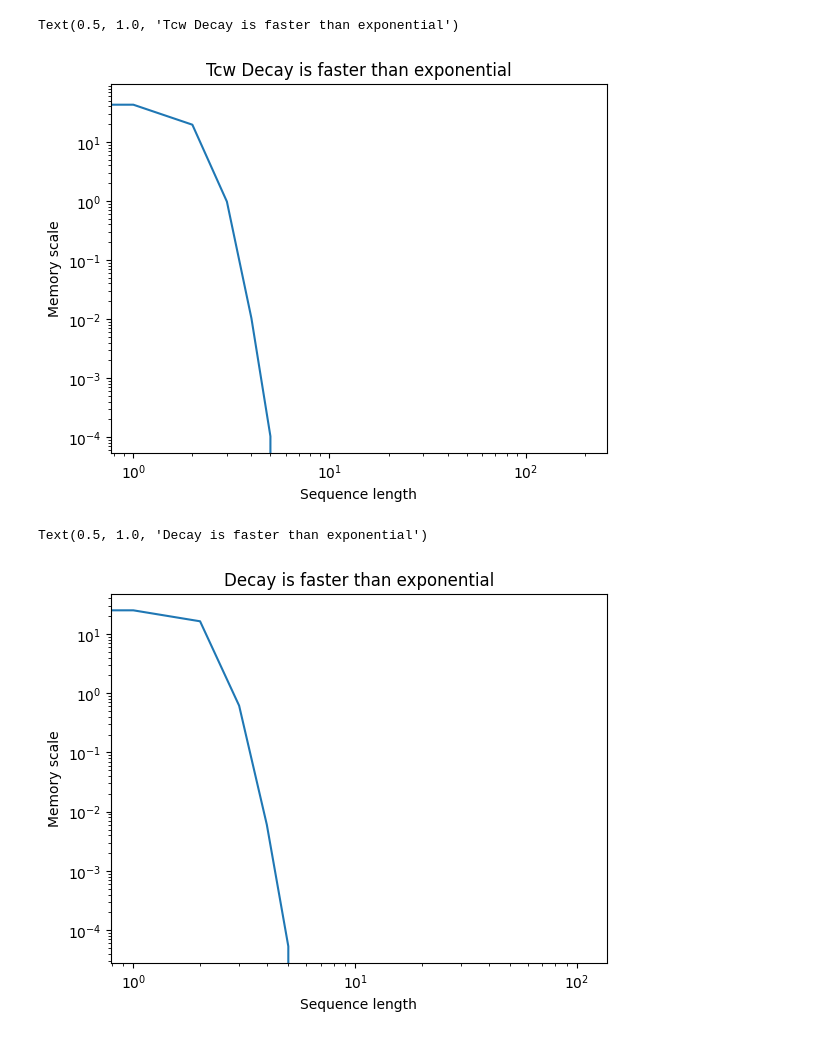
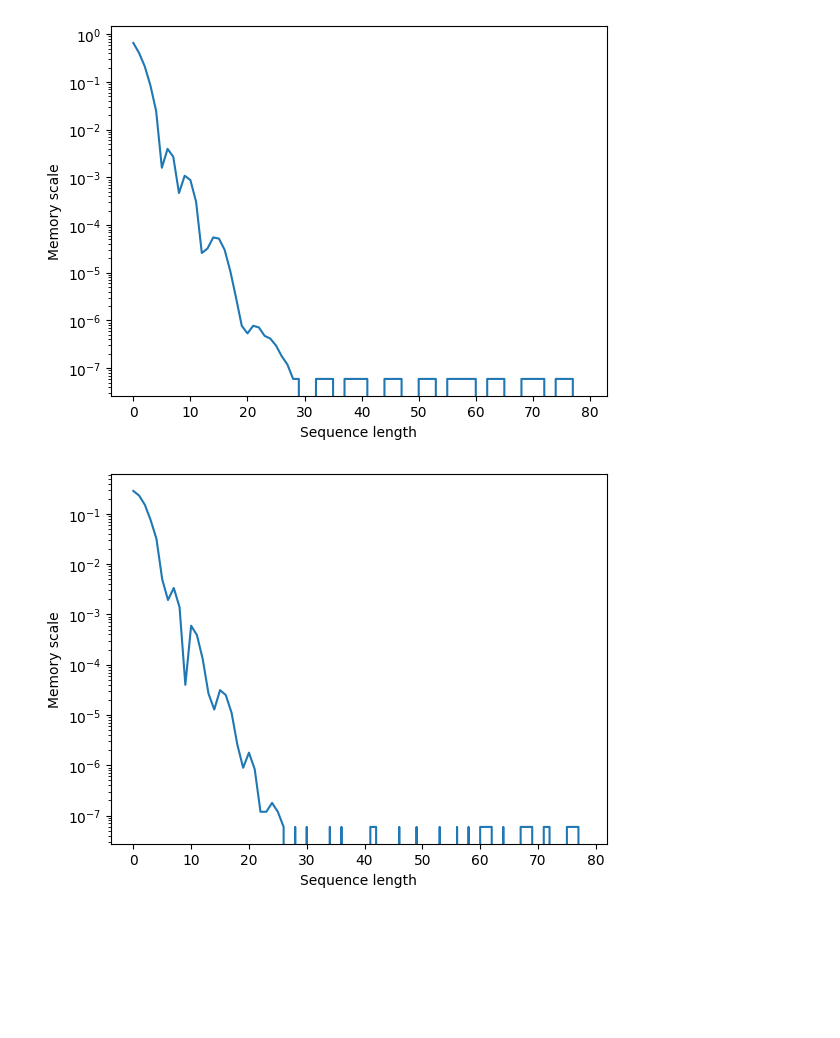
Before and after one commit to radarFudan/seq2seq-data-generator, a Jupyter notebook: test_tcw.ipynb, the cells around one changed output. Drawn from its saved outputs; the diff is of its cells as text; code cells hidden in the pictures; blank space fills up the shorter version.

```diff
--- a/test_tcw.ipynb
+++ b/test_tcw.ipynb
@@ -17,28 +17,28 @@ def truncatedloss(y, y_hat, loss=torch.nn.MSELoss(), t=10):
 
     return truncated_loss
 # %%
-model = RNNModel.load_from_checkpoint("./runs/tanhRNN_tcw/version_2/checkpoints/tanhRNN_tcw-epoch=87-valid_loss=2.79e+02.ckpt")
-model = RNNModel.load_from_checkpoint("./runs/tanhRNN_tcw/version_3/checkpoints/tanhRNN_tcw-epoch=29-valid_loss=2.80e+02.ckpt")
+model = RNNModel.load_from_checkpoint("./runs/tanhRNN_tcw/version_0/checkpoints/tanhRNN_tcw-epoch=04-valid_loss=6.11e-02.ckpt")
 # %%
-id = torch.zeros(1,200,1)
+test_t=80
+
+id = torch.zeros(1,test_t,1)
 id[0,0,0] = 1.0
 # %%
 # model.return_sequence = True
 output = model(id)[0,:].detach().cpu().numpy()
 output -= output[-1]
 output = np.abs(output)
 plt.plot(output)
 plt.xlabel("Sequence length")
 plt.ylabel("Memory scale")
 plt.yscale("log")
-plt.xscale("log")
+# plt.xscale("log")
 
-plt.title("Tcw Decay is faster than exponential")
+# plt.title("Tcw Decay is faster than exponential")
 # %% [output]
-Text(0.5, 1.0, 'Tcw Decay is faster than exponential')
-[figure, old version]
+[figure, new version]
 # %%
-id = torch.ones(1,110,1)
+id = torch.ones(1,test_t,1)
 
 output = model(id)[0,:].detach().cpu().numpy()
 output = np.squeeze(output)
@@ -48,9 +48,8 @@ plt.plot(memory)
 plt.xlabel("Sequence length")
 plt.ylabel("Memory scale")
 plt.yscale("log")
-plt.xscale("log")
+# plt.xscale("log")
 
-plt.title("Decay is faster than exponential")
+# plt.title("Decay is faster than exponential")
 # %% [output]
-Text(0.5, 1.0, 'Decay is faster than exponential')
-[figure, old version]
+[figure, new version]
```
Also changed, not shown: 7 other files.
